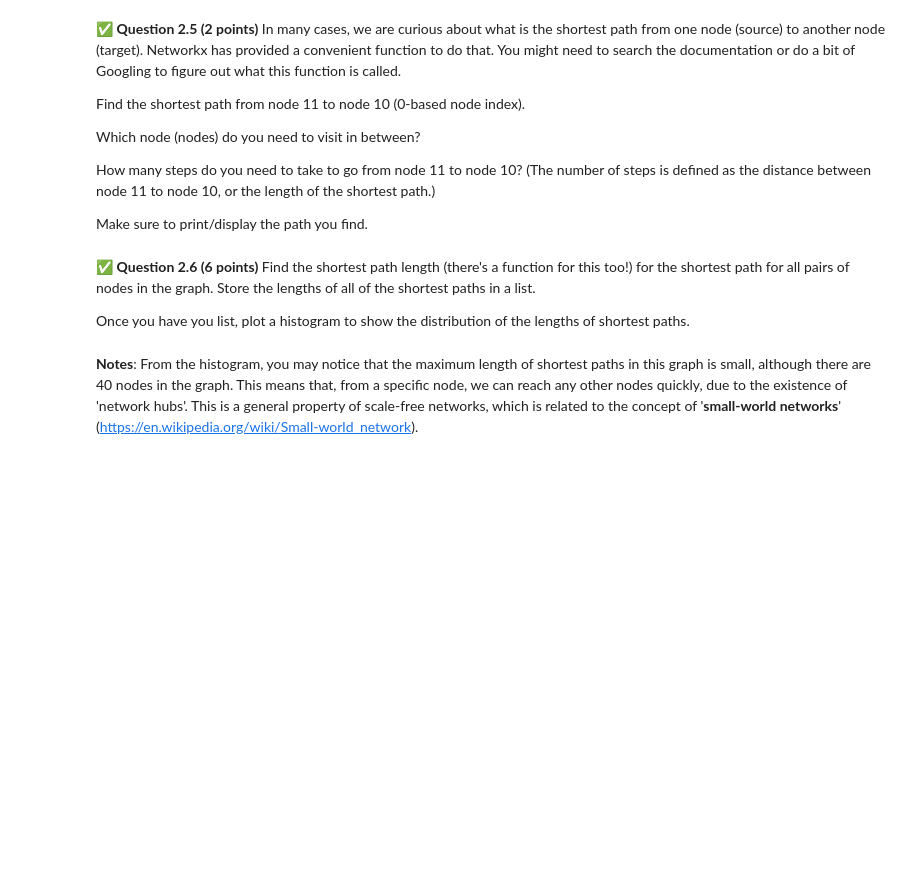
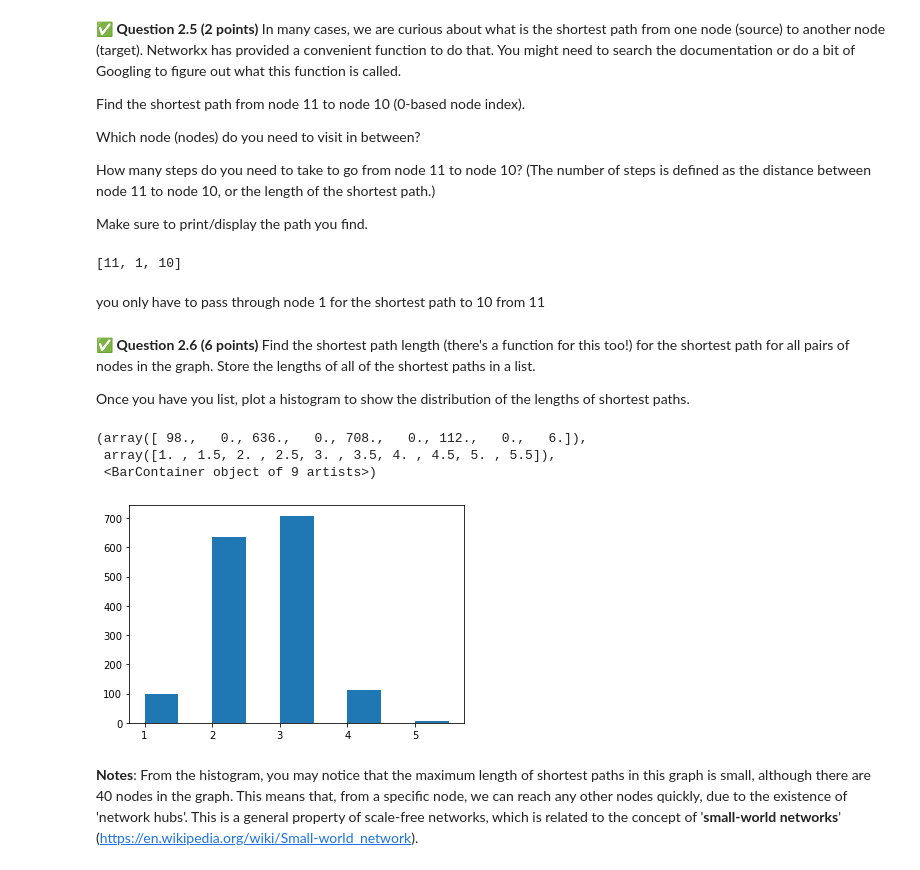
Before and after one commit to Michael-Bellaver/cmse202-s21-turnin, a Jupyter notebook: hw-04/HW-04_graph_regression-STUDENT.ipynb, the cells around one changed output. Saved outputs shown, nothing was run; the diff lists cells and outputs as text; code cells hidden in the pictures; blank space fills up the shorter version.

Commit message:
midway through

```diff
--- a/hw-04/HW-04_graph_regression-STUDENT.ipynb
+++ b/hw-04/HW-04_graph_regression-STUDENT.ipynb
@@ -96,6 +129,11 @@ How many steps do you need to take to go from node 11 to node 10? (The number of
 Make sure to print/display the path you find.
 # %%
 # Put your code here:
+nx.algorithms.shortest_paths.generic.shortest_path(G,11,10)
+# %% [output]
+[11, 1, 10]
+# %% [markdown]
+you only have to pass through node 1 for the shortest path to 10 from 11
 # %% [markdown]
 &#9989;  **Question 2.6 (6 points)** Find the shortest path length (there's a function for this too!) for the shortest path for all pairs of nodes in the graph. Store the lengths of all of the shortest paths in a list.
 
@@ -105,3 +141,17 @@ Once you have you list, plot a histogram to show the distribution of the lengths
+# %%
+# Put your answer here:
+path_lengths = []
+for i in x:
+    for j in x:
+        path_lengths.append(nx.shortest_path_length(G,i,j))
+# %%
+bins = np.arange(1,6,0.5)
+plt.hist(path_lengths,bins=bins)
+# %% [output]
+(array([ 98.,   0., 636.,   0., 708.,   0., 112.,   0.,   6.]),
+ array([1. , 1.5, 2. , 2.5, 3. , 3.5, 4. , 4.5, 5. , 5.5]),
+ <BarContainer object of 9 artists>)
+[figure, added]
 # %% [markdown]
 **Notes**: From the histogram, you may notice that the maximum length of shortest paths in this graph is small, although there are 40 nodes in the graph. This means that, from a specific node, we can reach any other nodes quickly, due to the existence of 'network hubs'. This is a general property of scale-free networks, which is related to the concept of '**small-world networks**' (https://en.wikipedia.org/wiki/Small-world_network).
 # %% [markdown]
```
Also changed, not shown: parts of 18 cells of this notebook, 4 other files.
